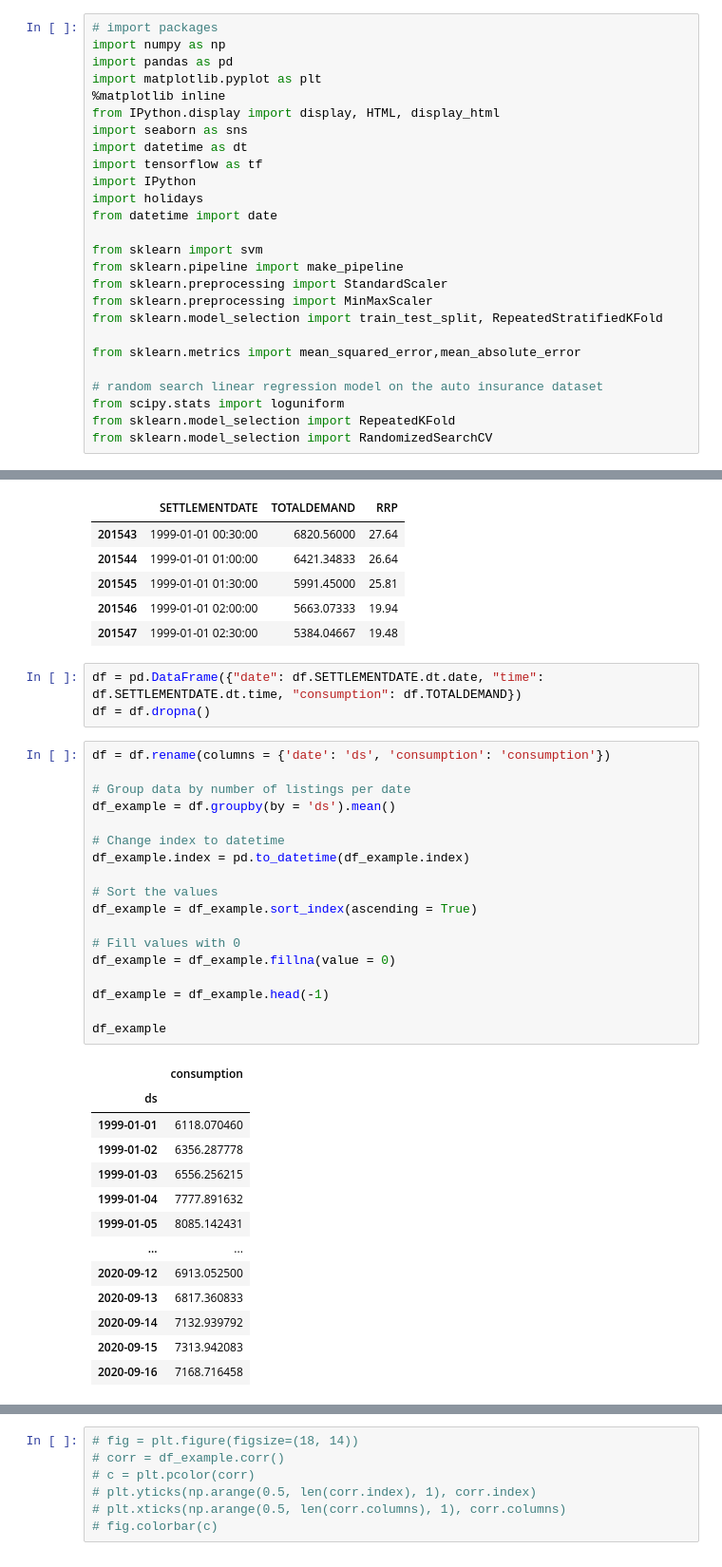
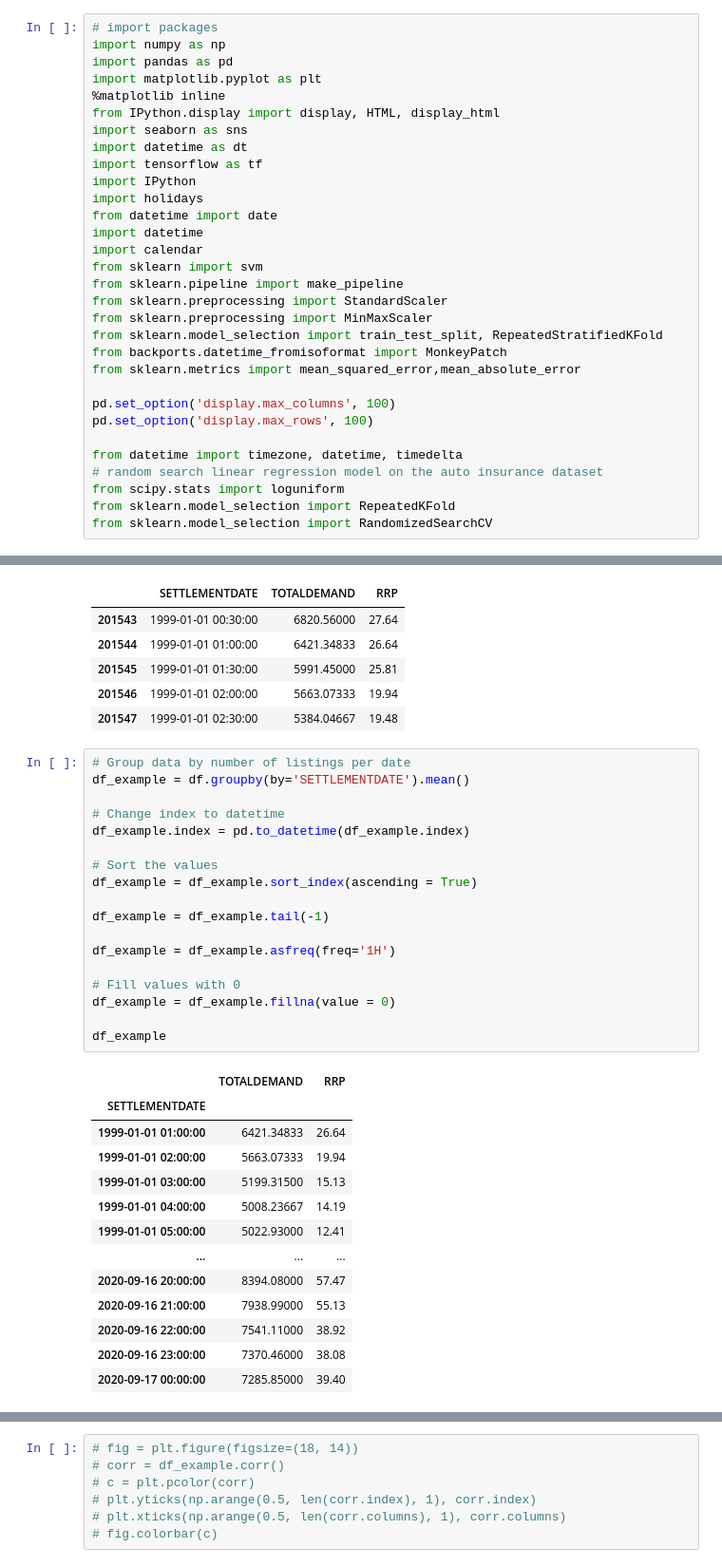
Before and after one commit to milindparvatia/Datathon, a Jupyter notebook: mainFile.ipynb, the cells around one changed output, grey strips where cells are left out. Shown: that part at 95% size. Drawn from its saved outputs; the diff is of its cells as text.

```diff
--- a/mainFile.ipynb
+++ b/mainFile.ipynb
@@ -11,15 +11,20 @@ import tensorflow as tf
 import IPython
 import holidays
 from datetime import date
-
+import datetime
+import calendar
 from sklearn import svm
 from sklearn.pipeline import make_pipeline
 from sklearn.preprocessing import StandardScaler
 from sklearn.preprocessing import MinMaxScaler
 from sklearn.model_selection import train_test_split, RepeatedStratifiedKFold
-
+from backports.datetime_fromisoformat import MonkeyPatch
 from sklearn.metrics import mean_squared_error,mean_absolute_error
 
+pd.set_option('display.max_columns', 100)
+pd.set_option('display.max_rows', 100)
+
+from datetime import timezone, datetime, timedelta
 # random search linear regression model on the auto insurance dataset
 from scipy.stats import loguniform
 from sklearn.model_selection import RepeatedKFold
@@ -48,38 +68,35 @@ df.head()
 | 201545 | 1999-01-01 01:30:00 | 5991.45000 | 25.81 |
 | 201546 | 1999-01-01 02:00:00 | 5663.07333 | 19.94 |
 | 201547 | 1999-01-01 02:30:00 | 5384.04667 | 19.48 |
-# %%
-df = pd.DataFrame({"date": df.SETTLEMENTDATE.dt.date, "time": df.SETTLEMENTDATE.dt.time, "consumption": df.TOTALDEMAND})
-df = df.dropna()
 # %%
-df = df.rename(columns = {'date': 'ds', 'consumption': 'consumption'})
-
 # Group data by number of listings per date
-df_example = df.groupby(by = 'ds').mean()
+df_example = df.groupby(by='SETTLEMENTDATE').mean()
 
 # Change index to datetime
 df_example.index = pd.to_datetime(df_example.index)
 
 # Sort the values
 df_example = df_example.sort_index(ascending = True)
 
+df_example = df_example.tail(-1)
+
+df_example = df_example.asfreq(freq='1H')
+
 # Fill values with 0
 df_example = df_example.fillna(value = 0)
 
-df_example = df_example.head(-1)
-
 df_example
 # %% [output]
-|  | consumption |
-| ds |  |
-| 1999-01-01 | 6118.070460 |
-| 1999-01-02 | 6356.287778 |
-| 1999-01-03 | 6556.256215 |
-| 1999-01-04 | 7777.891632 |
-| 1999-01-05 | 8085.142431 |
-| ... | ... |
-| 2020-09-12 | 6913.052500 |
-| 2020-09-13 | 6817.360833 |
-| 2020-09-14 | 7132.939792 |
-| 2020-09-15 | 7313.942083 |
-| 2020-09-16 | 7168.716458 |
+|  | TOTALDEMAND | RRP |
+| SETTLEMENTDATE |  |  |
+| 1999-01-01 01:00:00 | 6421.34833 | 26.64 |
+| 1999-01-01 02:00:00 | 5663.07333 | 19.94 |
+| 1999-01-01 03:00:00 | 5199.31500 | 15.13 |
+| 1999-01-01 04:00:00 | 5008.23667 | 14.19 |
+| 1999-01-01 05:00:00 | 5022.93000 | 12.41 |
+| ... | ... | ... |
+| 2020-09-16 20:00:00 | 8394.08000 | 57.47 |
+| 2020-09-16 21:00:00 | 7938.99000 | 55.13 |
+| 2020-09-16 22:00:00 | 7541.11000 | 38.92 |
+| 2020-09-16 23:00:00 | 7370.46000 | 38.08 |
+| 2020-09-17 00:00:00 | 7285.85000 | 39.40 |
```
Also changed, not shown: parts of 16 cells of this notebook.
